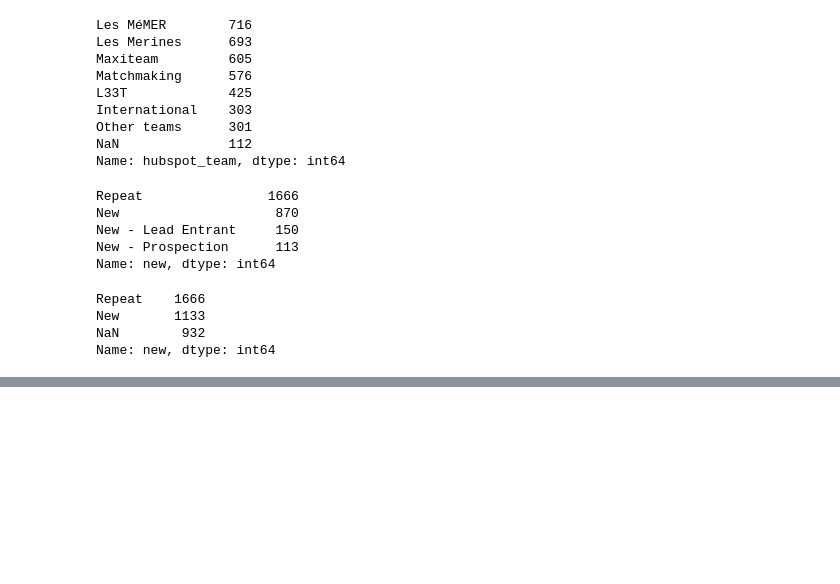
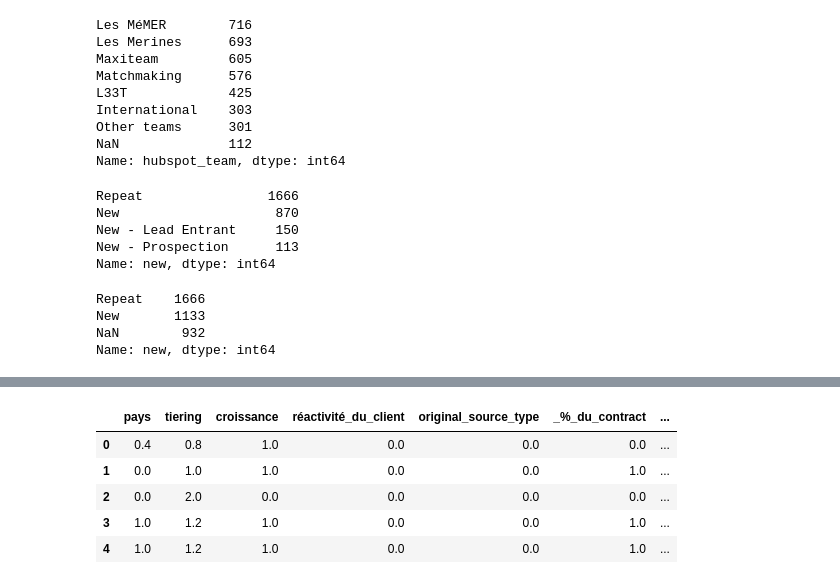
Before and after one commit to audedef/crm_project_ironhack, a Jupyter notebook: cleaning_deals.ipynb, the cells around one changed output, grey strips where cells are left out. Cells and saved outputs as stored; diff of their text form; code cells hidden in the pictures; blank space fills up the shorter version.

```diff
--- a/cleaning_deals.ipynb
+++ b/cleaning_deals.ipynb
@@ -1091,0 +1002,22 @@ array(['Convention de recrutement / Recruitment contract', 'Scan RH',
+# %%
+from sklearn.preprocessing import LabelEncoder
+from sklearn.impute import KNNImputer
+
+df = jobs_categoricals.copy()
+df = df.apply(lambda series: pd.Series(
+        LabelEncoder().fit_transform(series[series.notnull()]),
+        index=series[series.notnull()].index
+    ))
+
+imputer = KNNImputer(n_neighbors=5)
+jobs_cat_nona = imputer.fit_transform(df)
+# %%
+jobs_cat_nona = pd.DataFrame(jobs_cat_nona, columns = imputer.get_feature_names_out())
+jobs_cat_nona.head()
+# %% [output]
+|  | pays | tiering | croissance | réactivité_du_client | original_source_type | _%_du_contract | ... |
+| 0 | 0.4 | 0.8 | 1.0 | 0.0 | 0.0 | 0.0 | ... |
+| 1 | 0.0 | 1.0 | 1.0 | 0.0 | 0.0 | 1.0 | ... |
+| 2 | 0.0 | 2.0 | 0.0 | 0.0 | 0.0 | 0.0 | ... |
+| 3 | 1.0 | 1.2 | 1.0 | 0.0 | 0.0 | 1.0 | ... |
+| 4 | 1.0 | 1.2 | 1.0 | 0.0 | 0.0 | 1.0 | ... |
```
Also changed, not shown: parts of 58 cells of this notebook, 2 other files.
